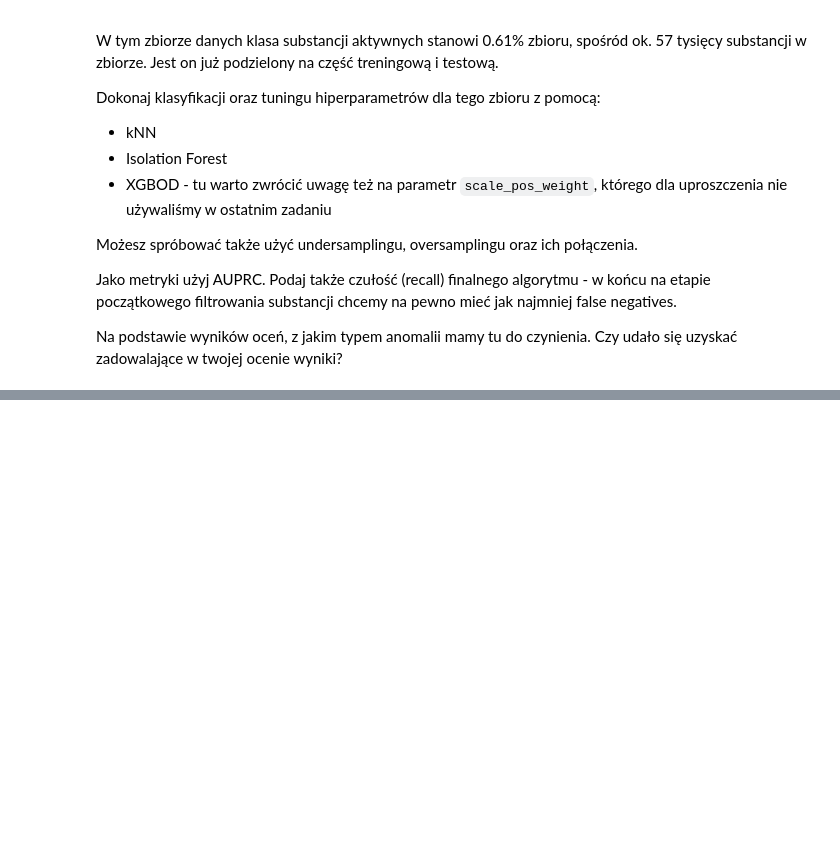
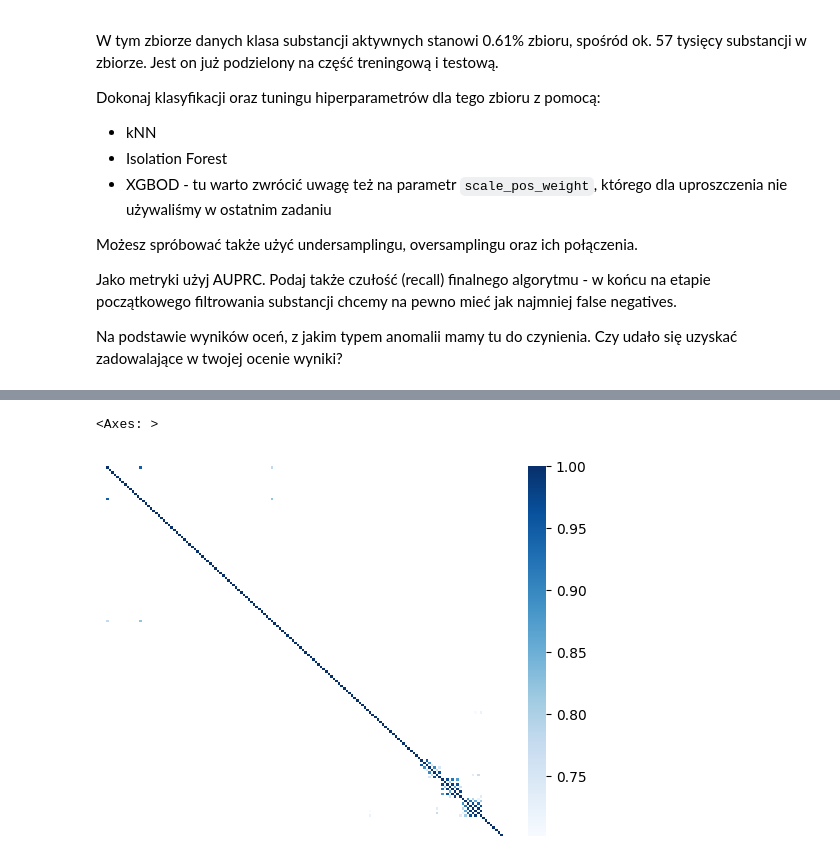
Before and after one commit to michal200292/Machine-Learning-Fundamentals, a Jupyter notebook: lab5/notebook_5.ipynb, the cells around one changed output, grey strips where cells are left out. Saved outputs shown, nothing was run; the diff lists cells and outputs as text; code cells hidden in the pictures; blank space fills up the shorter version.

```diff
--- a/lab5/notebook_5.ipynb
+++ b/lab5/notebook_5.ipynb
@@ -814,0 +961,5 @@ Na podstawie wyników oceń, z jakim typem anomalii mamy tu do czynienia. Czy ud
+# %%
+sb.heatmap(corr[corr >= 0.7], cmap="Blues", xticklabels=False, yticklabels=False)
+# %% [output]
+<Axes: >
+[figure, added]
```
Also changed, not shown: parts of 48 cells of this notebook, 4 other files.
